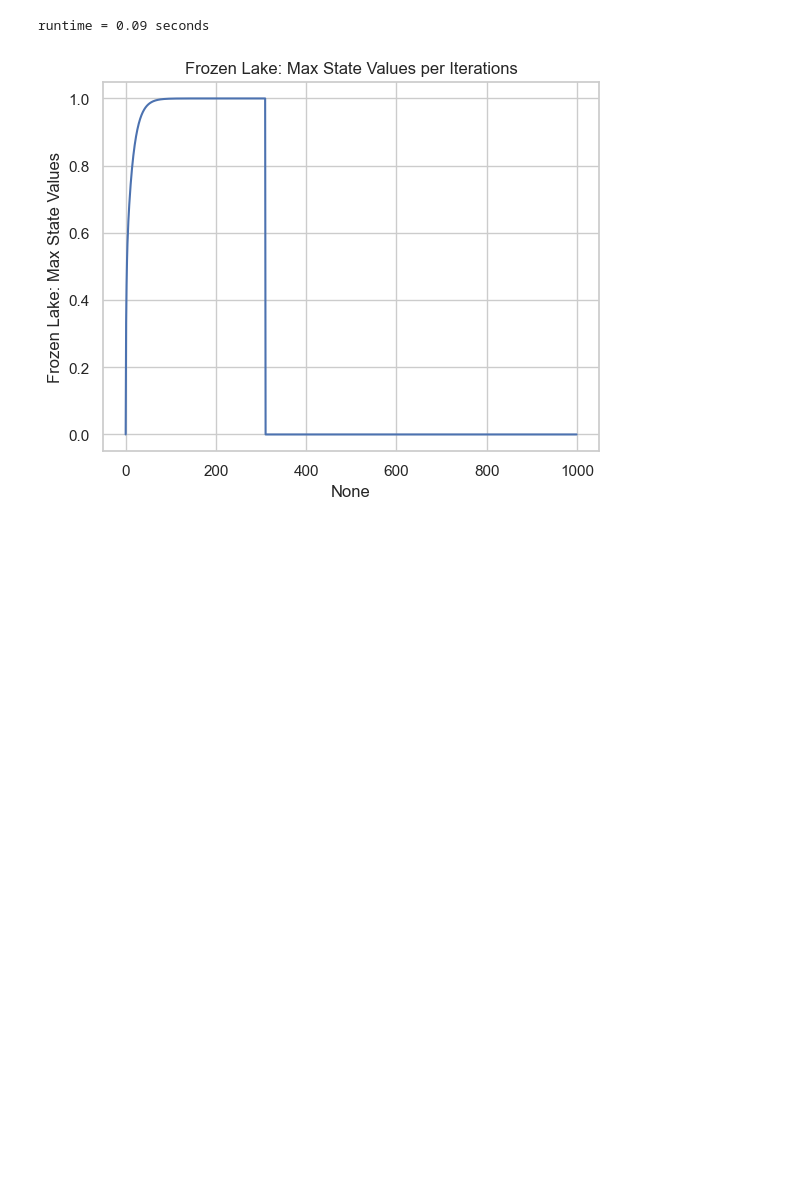
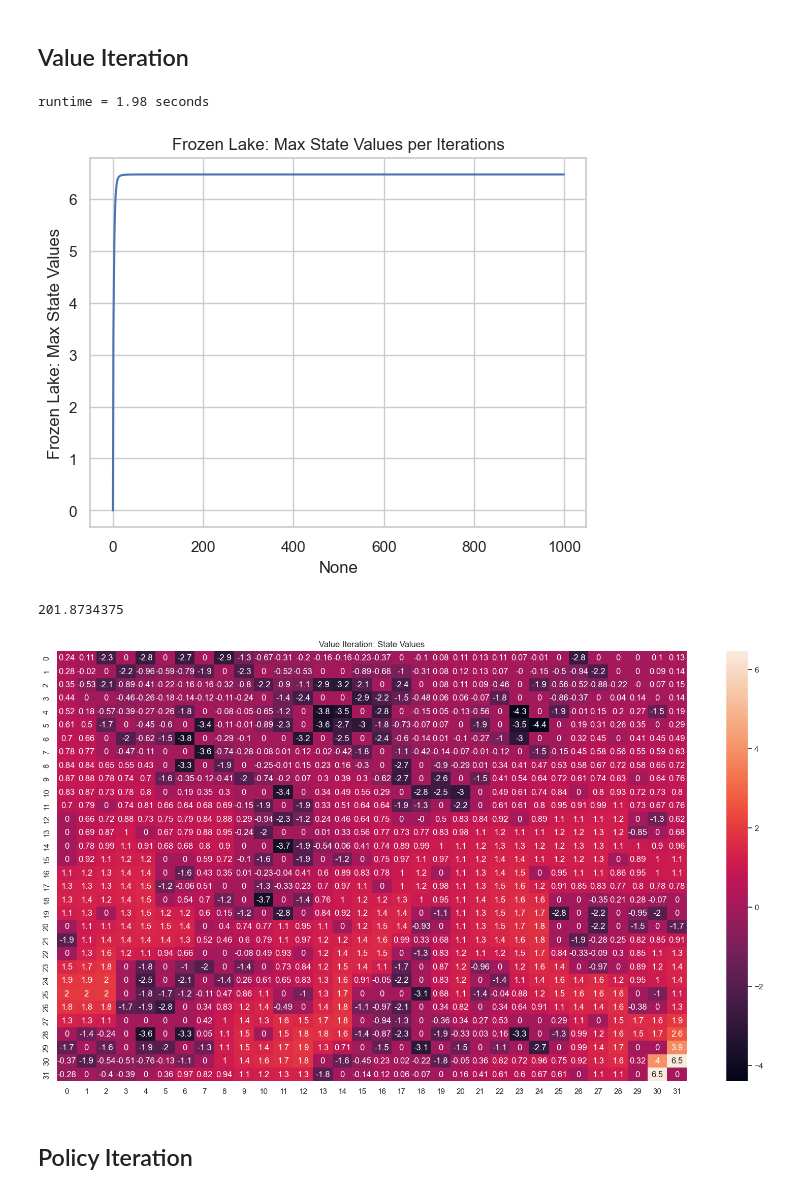
Before and after one commit to lboadi2/machine_learning, a Jupyter notebook: 4_reinforcement_learning/frozen_lake.ipynb, the cells around one changed output. Drawn from its saved outputs; the diff is of its cells as text; code cells hidden in the pictures; blank space fills up the shorter version.

```diff
--- a/4_reinforcement_learning/frozen_lake.ipynb
+++ b/4_reinforcement_learning/frozen_lake.ipynb
@@ -60,10 +58,12 @@ frozen_lake = gym.make('FrozenLake-v1', desc=generate_random_map(size=4))
+# %% [markdown]
+## Value Iteration
 # %%
+frozen_lake = gym.make('FrozenLake-v1', desc=generate_random_map(size=32))
 # VI/PI v_iters_plot
-V, V_track, pi, conv_track = Planner(frozen_lake.env.P).value_iteration()
-# V, V_track, pi = Planner(frozen_lake.env.P).policy_iteration()
+V, V_track, pi, conv_track = Planner(frozen_lake.env.P).value_iteration(gamma=0.9)
 max_value_per_iter = np.amax(V_track, axis=1)
 Plots.v_iters_plot(max_value_per_iter, "Frozen Lake: Max State Values")
 plt.show()
 # %% [output]
-runtime = 0.09 seconds
+runtime = 1.98 seconds
-[figure, old version]
+[figure, new version]
@@ -77 +70,13 @@ Plots.grid_world_policy_plot(np.array(new_pi), "Grid World Policy")
+# %%
+test_scores = TestEnv.test_env(env=frozen_lake.env, render=False, user_input=False, pi=pi)
+print(test_scores.mean())
+# %% [output]
+201.8734375
+# %%
+fig, ax = plt.subplots(figsize=(20,11))
+Plots.grid_values_heat_map(V, "Value Iteration: State Values", ax=ax)
+# %% [output]
+[figure, added]
+# %% [markdown]
+## Policy Iteration
 # %%
```
Also changed, not shown: parts of 16 cells of this notebook, 11 other files.
